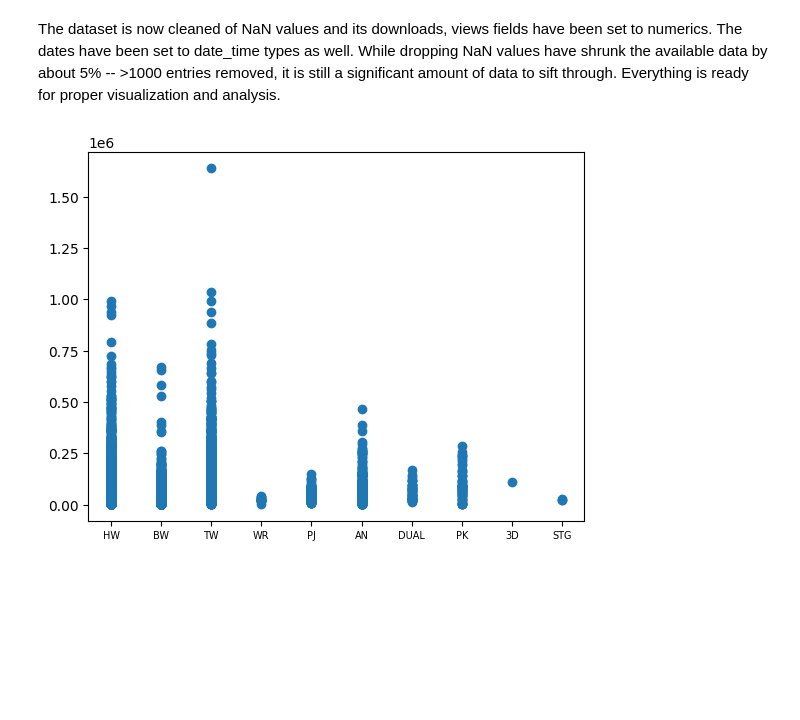
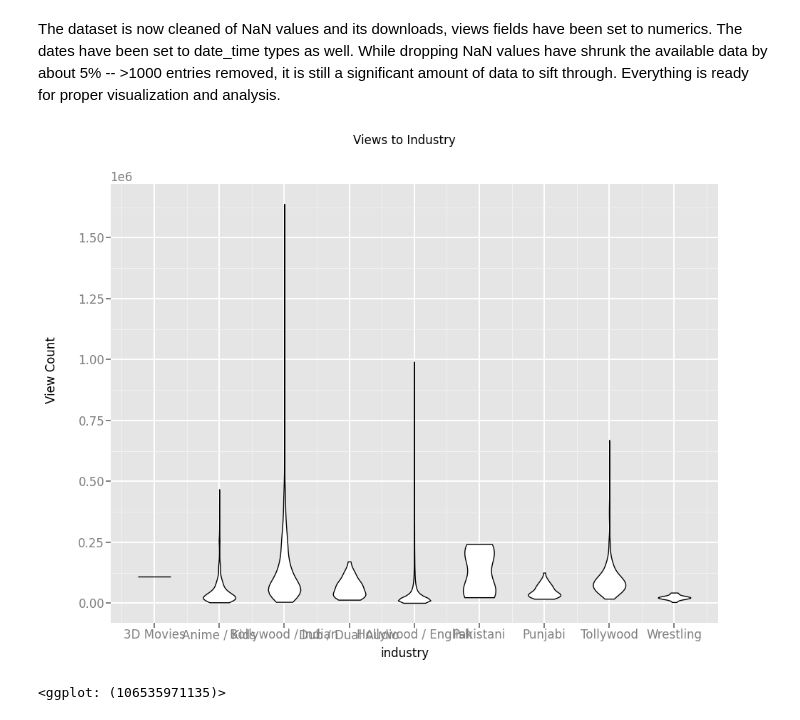
Before and after one commit to not-so-smart/minecraft-piracy-data-analysis, a Jupyter notebook: src.ipynb, the cells around one changed output. Drawn from its saved outputs; the diff is of its cells as text; code cells hidden in the pictures; blank space fills up the shorter version.

Commit message:
Render graph

```diff
--- a/src.ipynb
+++ b/src.ipynb
@@ -196,14 +196,16 @@ The dataset is now cleaned of NaN values and its downloads, views fields have be
 # %%
 import seaborn as sns
 import statistics as st
 import matplotlib.pyplot as plt
+from ggplot import ggplot, aes, geom_violin, labs
 %matplotlib inline
 
 
-lggplot(aes(x='industry', y='views'), data=movie_data) +\
+ggplot(aes(x='industry', y='views'), data=movie_data) +\
     geom_violin() +\
     labs(title="Views to Industry",
          x = "industry",
          y = "View Count")
 # %% [output]
-[figure, old version]
+[figure, new version]
+<ggplot: (106535971135)>
```
